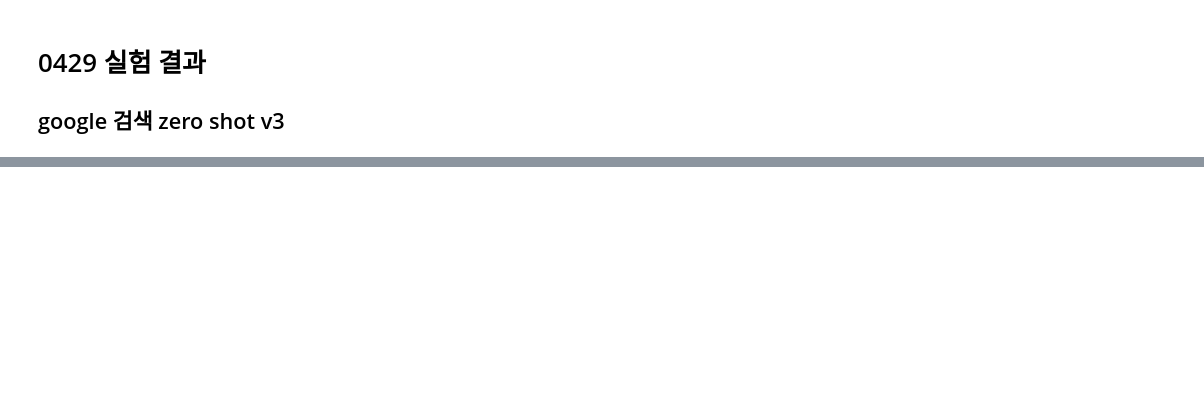
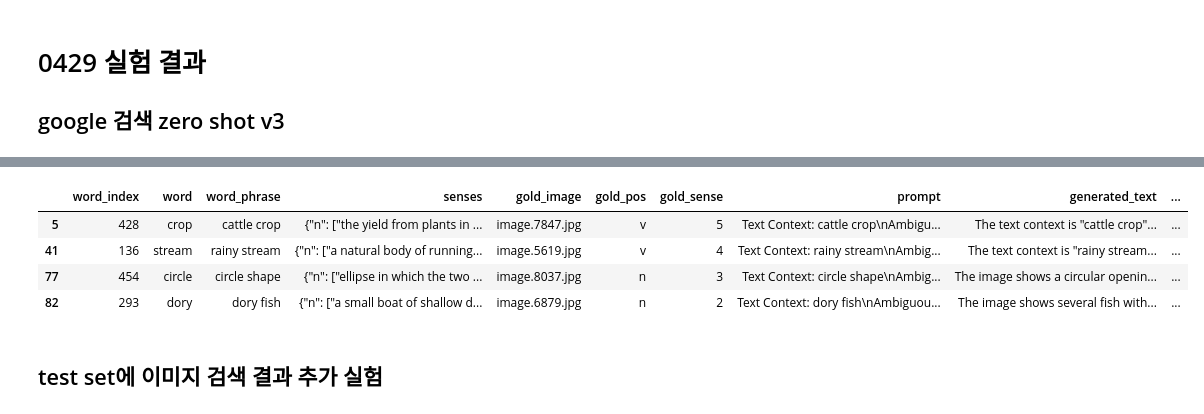
Before and after one commit to BlessingDev/Word-Sense-Disambiguation-with-Visual-Context, a Jupyter notebook: documents/evaluation.ipynb, the cells around one changed output, grey strips where cells are left out. Drawn from its saved outputs; the diff is of its cells as text; code cells hidden in the pictures; blank space fills up the shorter version.

```diff
--- a/documents/evaluation.ipynb
+++ b/documents/evaluation.ipynb
@@ -907,0 +980,10 @@ result_df[result_df["predicted_label"] != result_df["gold_sense"]]
+# %%
+result_df[result_df["predicted_label"] != result_df["gold_sense"]]
+# %% [output]
+|  | word_index | word | word_phrase | senses | gold_image | gold_pos | gold_sense | prompt | generated_text | ... |
+| 5 | 428 | crop | cattle crop | {"n": ["the yield from plants in ... | image.7847.jpg | v | 5 | Text Context: cattle crop\nAmbigu... | The text context is "cattle crop"... | ... |
+| 41 | 136 | stream | rainy stream | {"n": ["a natural body of running... | image.5619.jpg | v | 4 | Text Context: rainy stream\nAmbig... | The text context is "rainy stream... | ... |
+| 77 | 454 | circle | circle shape | {"n": ["ellipse in which the two ... | image.8037.jpg | n | 3 | Text Context: circle shape\nAmbig... | The image shows a circular openin... | ... |
+| 82 | 293 | dory | dory fish | {"n": ["a small boat of shallow d... | image.6879.jpg | n | 2 | Text Context: dory fish\nAmbiguou... | The image shows several fish with... | ... |
+# %% [markdown]
+## test set에 이미지 검색 결과 추가 실험
```
Also changed, not shown: parts of 9 cells of this notebook, 17 other files.
